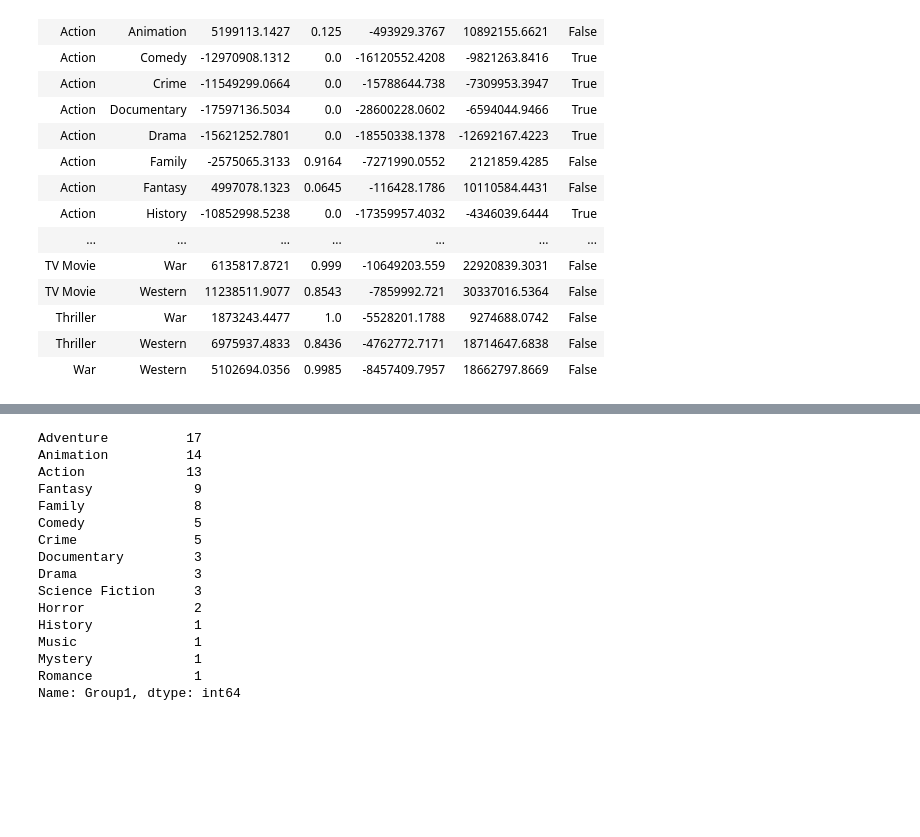
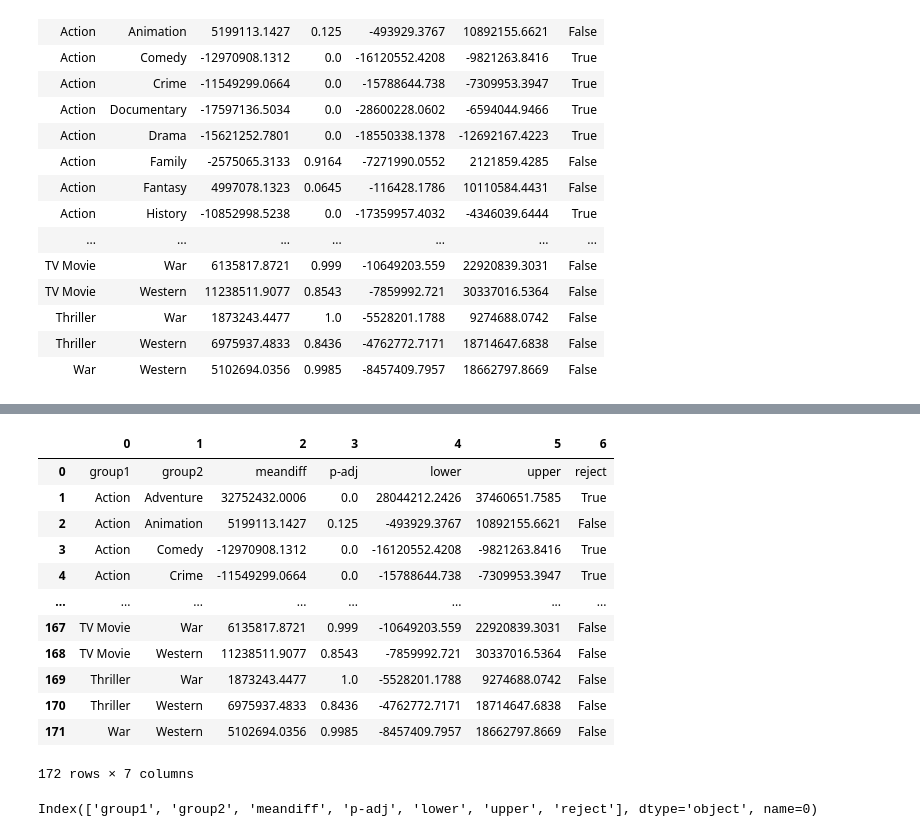
Before and after one commit to jonnunez92/IMDB-MySQL, a Jupyter notebook: IMDB - Part 4_Hypothesis Testing - Jonathan Nunez.ipynb, the cells around one changed output, grey strips where cells are left out. Drawn from its saved outputs; the diff is of its cells as text; code cells hidden in the pictures; blank space fills up the shorter version.

```diff
--- a/IMDB - Part 4_Hypothesis Testing - Jonathan Nunez.ipynb
+++ b/IMDB - Part 4_Hypothesis Testing - Jonathan Nunez.ipynb
@@ -1213,19 +1043,22 @@ tukey_df_true
-# %%
-tukey_df_true['Group1'].value_counts()
-# %% [output]
-Adventure          17
-Animation          14
-Action             13
-Fantasy             9
-Family              8
-Comedy              5
-Crime               5
-Documentary         3
-Drama               3
-Science Fiction     3
-Horror              2
-History             1
-Music               1
-Mystery             1
-Romance             1
-Name: Group1, dtype: int64
+# %%
+tukey_df = pd.DataFrame(tukey_q3.summary().data )
+tukey_df
+# %% [output]
+|  | 0 | 1 | 2 | 3 | 4 | 5 | 6 |
+| 0 | group1 | group2 | meandiff | p-adj | lower | upper | reject |
+| 1 | Action | Adventure | 32752432.0006 | 0.0 | 28044212.2426 | 37460651.7585 | True |
+| 2 | Action | Animation | 5199113.1427 | 0.125 | -493929.3767 | 10892155.6621 | False |
+| 3 | Action | Comedy | -12970908.1312 | 0.0 | -16120552.4208 | -9821263.8416 | True |
+| 4 | Action | Crime | -11549299.0664 | 0.0 | -15788644.738 | -7309953.3947 | True |
+| ... | ... | ... | ... | ... | ... | ... | ... |
+| 167 | TV Movie | War | 6135817.8721 | 0.999 | -10649203.559 | 22920839.3031 | False |
+| 168 | TV Movie | Western | 11238511.9077 | 0.8543 | -7859992.721 | 30337016.5364 | False |
+| 169 | Thriller | War | 1873243.4477 | 1.0 | -5528201.1788 | 9274688.0742 | False |
+| 170 | Thriller | Western | 6975937.4833 | 0.8436 | -4762772.7171 | 18714647.6838 | False |
+| 171 | War | Western | 5102694.0356 | 0.9985 | -8457409.7957 | 18662797.8669 | False |
+172 rows × 7 columns
+# %%
+tukey_df.columns = tukey_df.iloc[0]
+tukey_df.columns
+# %% [output]
+Index(['group1', 'group2', 'meandiff', 'p-adj', 'lower', 'upper', 'reject'], dtype='object', name=0)
```
Also changed, not shown: parts of 28 cells of this notebook.
